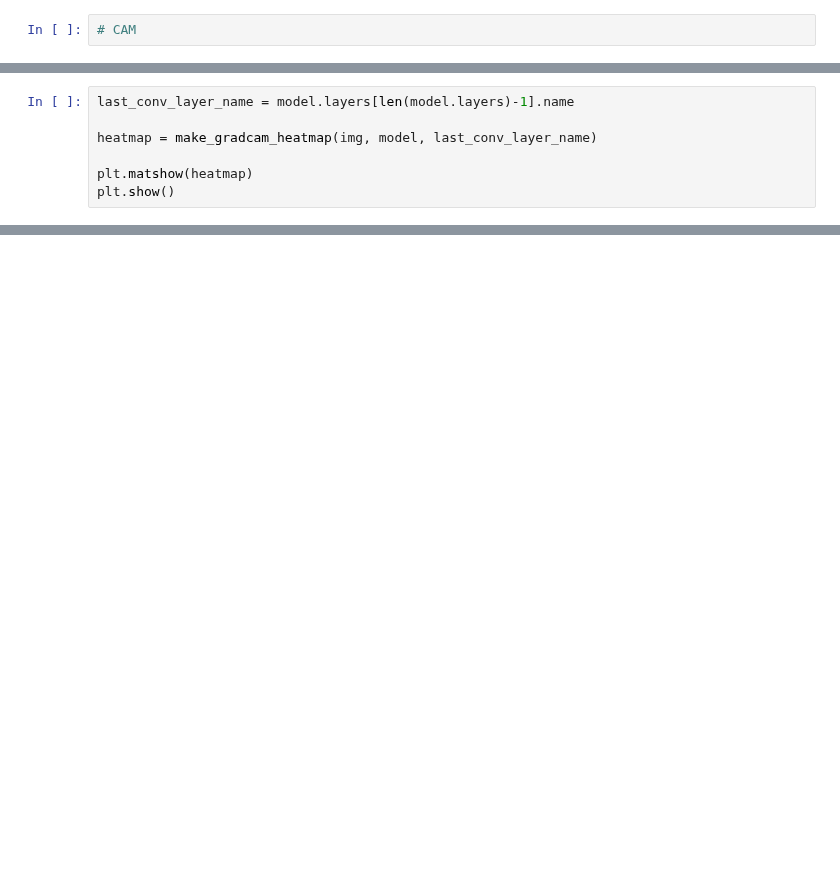
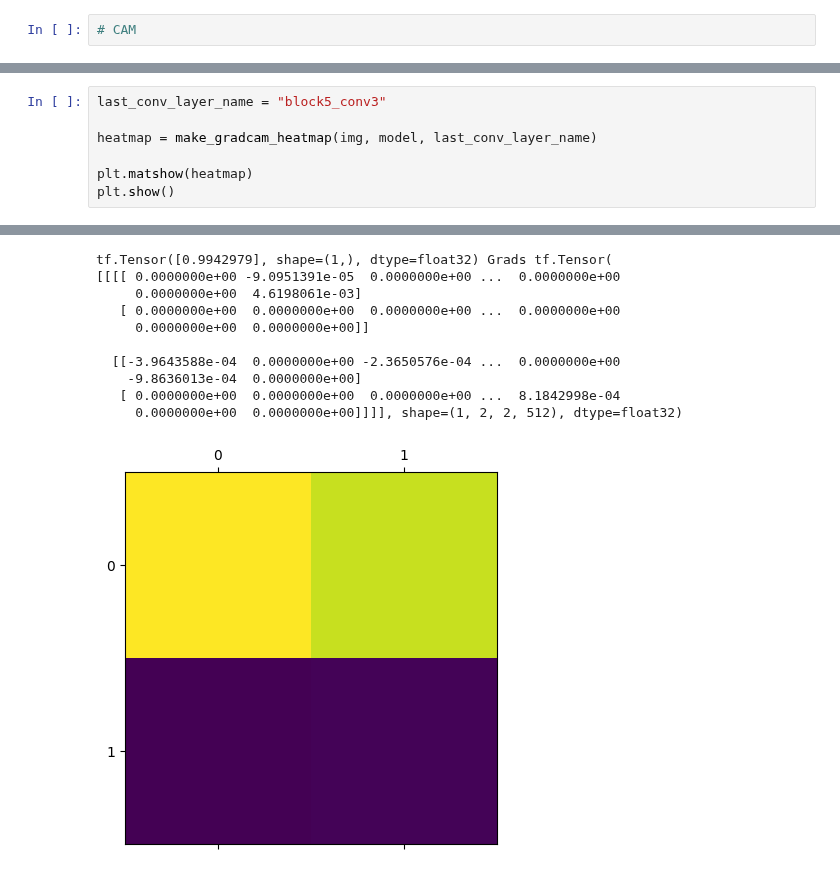
Before and after one commit to Lindayh/hve_projects, a Jupyter notebook: cam-keras.ipynb, the cells around one changed output, grey strips where cells are left out. Saved outputs shown, nothing was run; the diff lists cells and outputs as text; blank space fills up the shorter version.

Commit message:
grad cam working

```diff
--- a/cam-keras.ipynb
+++ b/cam-keras.ipynb
@@ -103,7 +140,7 @@ def make_gradcam_heatmap(img_array, model, last_conv_layer_name, pred_index=None
     heatmap = tf.maximum(heatmap, 0) / tf.math.reduce_max(heatmap)
     return heatmap.numpy()
 # %%
-last_conv_layer_name = model.layers[len(model.layers)-1].name
+last_conv_layer_name = "block5_conv3"
 
 heatmap = make_gradcam_heatmap(img, model, last_conv_layer_name)
 
@@ -113,0 +167,11 @@ InvalidArgumentError: {{function_node __wrapped__Mean_device_/job:localhost/repl
+tf.Tensor([0.9942979], shape=(1,), dtype=float32) Grads tf.Tensor(
+[[[[ 0.0000000e+00 -9.0951391e-05  0.0000000e+00 ...  0.0000000e+00
+     0.0000000e+00  4.6198061e-03]
+   [ 0.0000000e+00  0.0000000e+00  0.0000000e+00 ...  0.0000000e+00
+     0.0000000e+00  0.0000000e+00]]
+
+  [[-3.9643588e-04  0.0000000e+00 -2.3650576e-04 ...  0.0000000e+00
+    -9.8636013e-04  0.0000000e+00]
+   [ 0.0000000e+00  0.0000000e+00  0.0000000e+00 ...  8.1842998e-04
+     0.0000000e+00  0.0000000e+00]]]], shape=(1, 2, 2, 512), dtype=float32)
+[figure, added]
```
Also changed, not shown: parts of 10 cells of this notebook, 1 other file.
